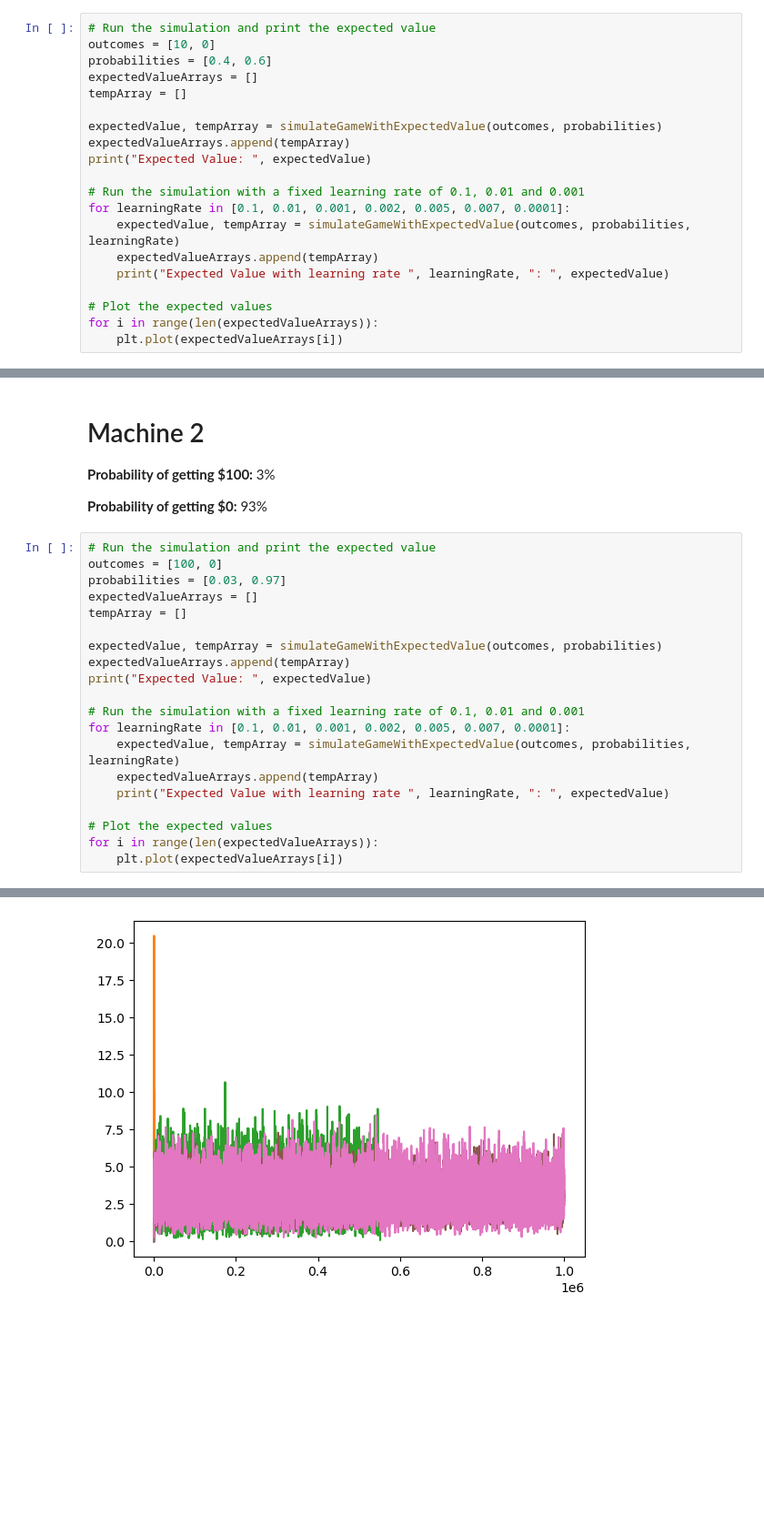
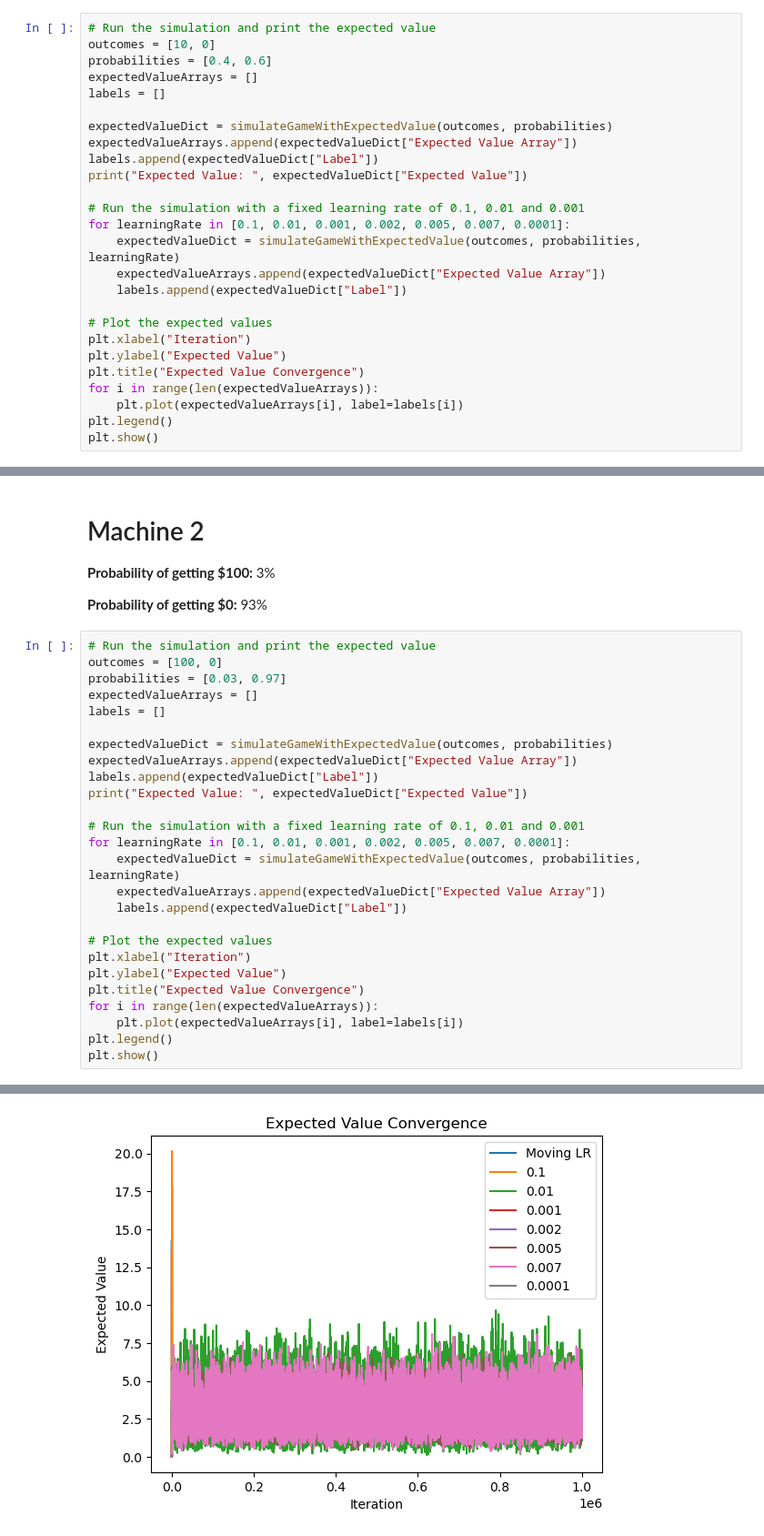
Before and after one commit to AndresBriC/DesarrolloDeAplicacionesAvanzadas, a Jupyter notebook: EjercicioLearningRate.ipynb, the cells around one changed output, grey strips where cells are left out. Shown at 91% size. Drawn from its saved outputs; the diff is of its cells as text; blank space fills up the shorter version.

```diff
--- a/EjercicioLearningRate.ipynb
+++ b/EjercicioLearningRate.ipynb
@@ -126,19 +129,25 @@ def simulateGameWithExpectedValue(outcomes, probabilities, learningRate=0):
 outcomes = [10, 0]
 probabilities = [0.4, 0.6]
 expectedValueArrays = []
-tempArray = []
+labels = []
 
-expectedValue, tempArray = simulateGameWithExpectedValue(outcomes, probabilities)
-expectedValueArrays.append(tempArray)
-print("Expected Value: ", expectedValue)
+expectedValueDict = simulateGameWithExpectedValue(outcomes, probabilities)
+expectedValueArrays.append(expectedValueDict["Expected Value Array"])
+labels.append(expectedValueDict["Label"])
+print("Expected Value: ", expectedValueDict["Expected Value"])
 
 # Run the simulation with a fixed learning rate of 0.1, 0.01 and 0.001
 for learningRate in [0.1, 0.01, 0.001, 0.002, 0.005, 0.007, 0.0001]:
-    expectedValue, tempArray = simulateGameWithExpectedValue(outcomes, probabilities, learningRate)
-    expectedValueArrays.append(tempArray)
-    print("Expected Value with learning rate ", learningRate, ": ", expectedValue)
+    expectedValueDict = simulateGameWithExpectedValue(outcomes, probabilities, learningRate)
+    expectedValueArrays.append(expectedValueDict["Expected Value Array"])
+    labels.append(expectedValueDict["Label"])
 
 # Plot the expected values
+plt.xlabel("Iteration")
+plt.ylabel("Expected Value")
+plt.title("Expected Value Convergence")
 for i in range(len(expectedValueArrays)):
-    plt.plot(expectedValueArrays[i])
+    plt.plot(expectedValueArrays[i], label=labels[i])
+plt.legend()
+plt.show()
 # %% [output]
@@ -170,19 +179,25 @@ Expected Value with learning rate  0.0001 :  0.19028600535744775
 outcomes = [100, 0]
 probabilities = [0.03, 0.97]
 expectedValueArrays = []
-tempArray = []
+labels = []
 
-expectedValue, tempArray = simulateGameWithExpectedValue(outcomes, probabilities)
-expectedValueArrays.append(tempArray)
-print("Expected Value: ", expectedValue)
+expectedValueDict = simulateGameWithExpectedValue(outcomes, probabilities)
+expectedValueArrays.append(expectedValueDict["Expected Value Array"])
+labels.append(expectedValueDict["Label"])
+print("Expected Value: ", expectedValueDict["Expected Value"])
 
 # Run the simulation with a fixed learning rate of 0.1, 0.01 and 0.001
 for learningRate in [0.1, 0.01, 0.001, 0.002, 0.005, 0.007, 0.0001]:
-    expectedValue, tempArray = simulateGameWithExpectedValue(outcomes, probabilities, learningRate)
-    expectedValueArrays.append(tempArray)
-    print("Expected Value with learning rate ", learningRate, ": ", expectedValue)
+    expectedValueDict = simulateGameWithExpectedValue(outcomes, probabilities, learningRate)
+    expectedValueArrays.append(expectedValueDict["Expected Value Array"])
+    labels.append(expectedValueDict["Label"])
 
 # Plot the expected values
+plt.xlabel("Iteration")
+plt.ylabel("Expected Value")
+plt.title("Expected Value Convergence")
 for i in range(len(expectedValueArrays)):
-    plt.plot(expectedValueArrays[i])
+    plt.plot(expectedValueArrays[i], label=labels[i])
+plt.legend()
+plt.show()
 # %% [output]
@@ -206 +221 @@ Expected Value with learning rate  0.0001 :  0.15580938658349894
-[figure, old version]
+[figure, new version]
```
Also changed, not shown: parts of 3 cells of this notebook.
